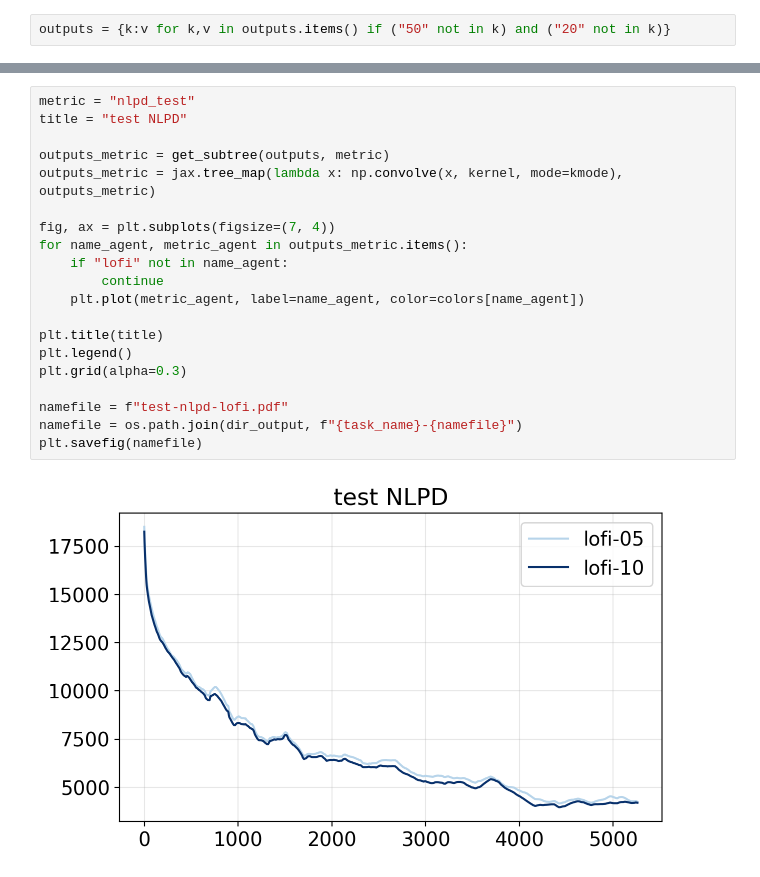
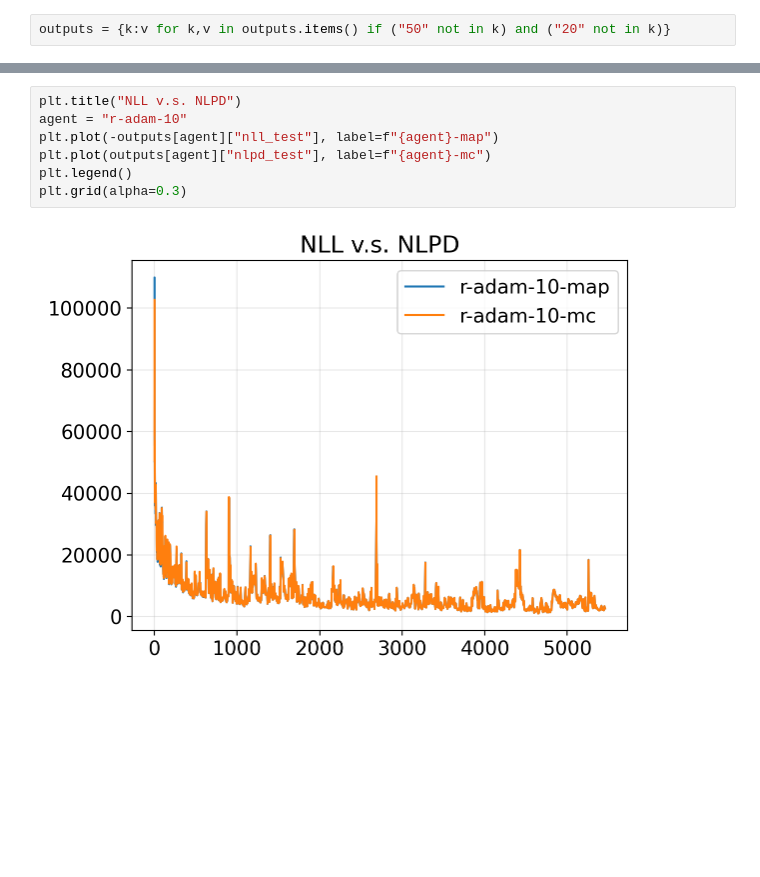
Before and after one commit to probml/rebayes, a Jupyter notebook: demos/collas/regression/rotating-mnist-unsorted.ipynb, the cells around one changed output, grey strips where cells are left out. Drawn from its saved outputs; the diff is of its cells as text; blank space fills up the shorter version.

```diff
--- a/demos/collas/regression/rotating-mnist-unsorted.ipynb
+++ b/demos/collas/regression/rotating-mnist-unsorted.ipynb
@@ -243,22 +281,9 @@ plt.savefig(namefile)
-# %%
-metric = "nlpd_test"
-title = "test NLPD"
-
-outputs_metric = get_subtree(outputs, metric)
-outputs_metric = jax.tree_map(lambda x: np.convolve(x, kernel, mode=kmode), outputs_metric)
-
-fig, ax = plt.subplots(figsize=(7, 4))
-for name_agent, metric_agent in outputs_metric.items():
-    if "lofi" not in name_agent:
-        continue
-    plt.plot(metric_agent, label=name_agent, color=colors[name_agent])
-
-plt.title(title)
-plt.legend()
-plt.grid(alpha=0.3)
-
-namefile = f"test-nlpd-lofi.pdf"
-namefile = os.path.join(dir_output, f"{task_name}-{namefile}")
-plt.savefig(namefile)
-# %% [output]
-[figure, removed]
+# %%
+plt.title("NLL v.s. NLPD")
+agent = "r-adam-10"
+plt.plot(-outputs[agent]["nll_test"], label=f"{agent}-map")
+plt.plot(outputs[agent]["nlpd_test"], label=f"{agent}-mc")
+plt.legend()
+plt.grid(alpha=0.3)
+# %% [output]
+[figure, added]
```
Also changed, not shown: parts of 15 cells of this notebook.
